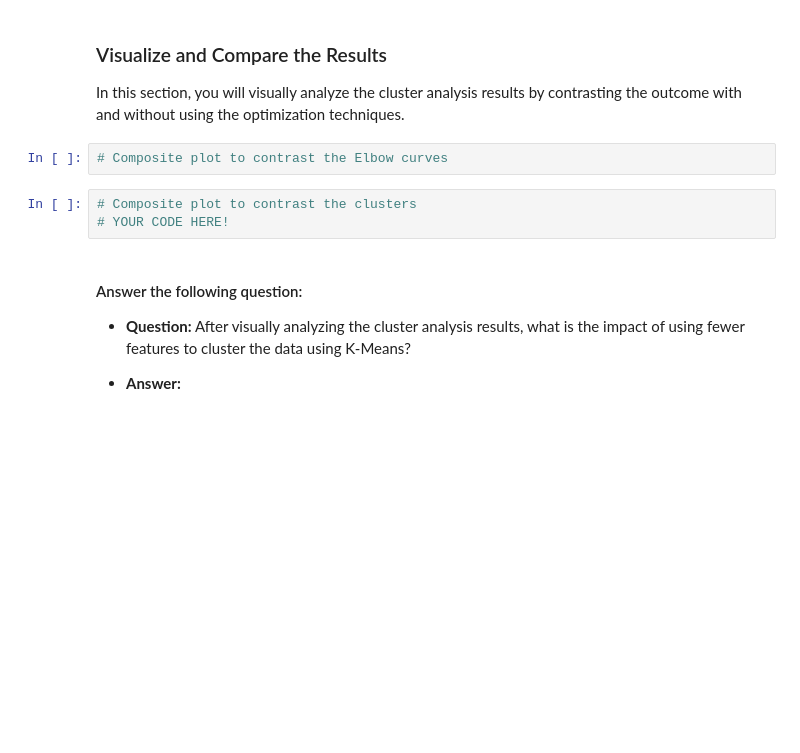
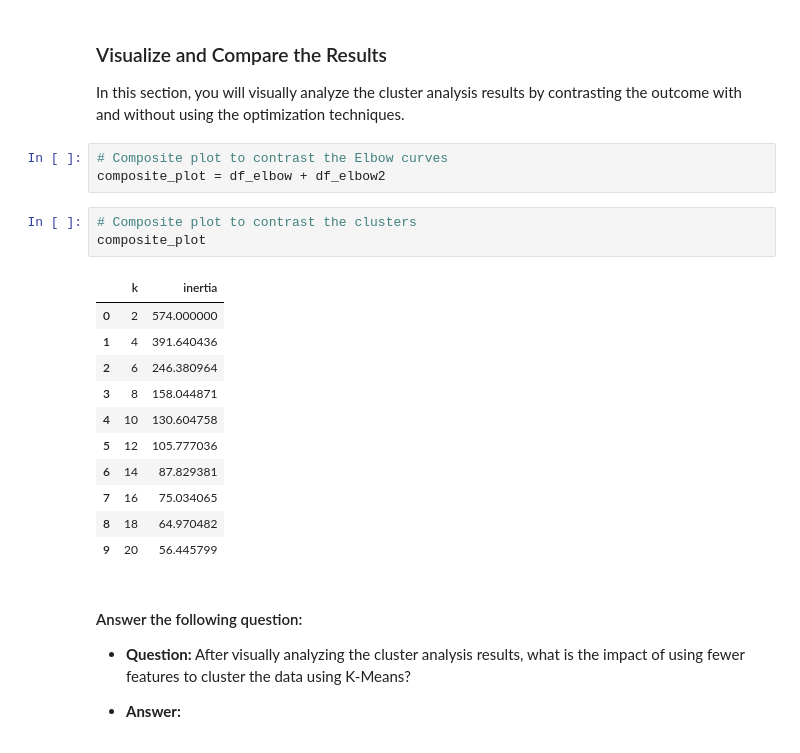
Before and after one commit to ElizabethDu/CryptoClustering, a Jupyter notebook: Crypto_Clustering.ipynb, the cells around one changed output. Cells and saved outputs as stored; diff of their text form; blank space fills up the shorter version.

```diff
--- a/Crypto_Clustering.ipynb
+++ b/Crypto_Clustering.ipynb
@@ -358,9 +362,22 @@ PandasInterface expects tabular data, for more information on supported datatype
 In this section, you will visually analyze the cluster analysis results by contrasting the outcome with and without using the optimization techniques.
 # %%
 # Composite plot to contrast the Elbow curves
+composite_plot = df_elbow + df_elbow2
 # %%
 # Composite plot to contrast the clusters
-# YOUR CODE HERE!
+composite_plot
+# %% [output]
+|  | k | inertia |
+| 0 | 2 | 574.000000 |
+| 1 | 4 | 391.640436 |
+| 2 | 6 | 246.380964 |
+| 3 | 8 | 158.044871 |
+| 4 | 10 | 130.604758 |
+| 5 | 12 | 105.777036 |
+| 6 | 14 | 87.829381 |
+| 7 | 16 | 75.034065 |
+| 8 | 18 | 64.970482 |
+| 9 | 20 | 56.445799 |
 # %% [markdown]
 #### Answer the following question:
 
```
Also changed, not shown: parts of 18 cells of this notebook, 1 other file.
